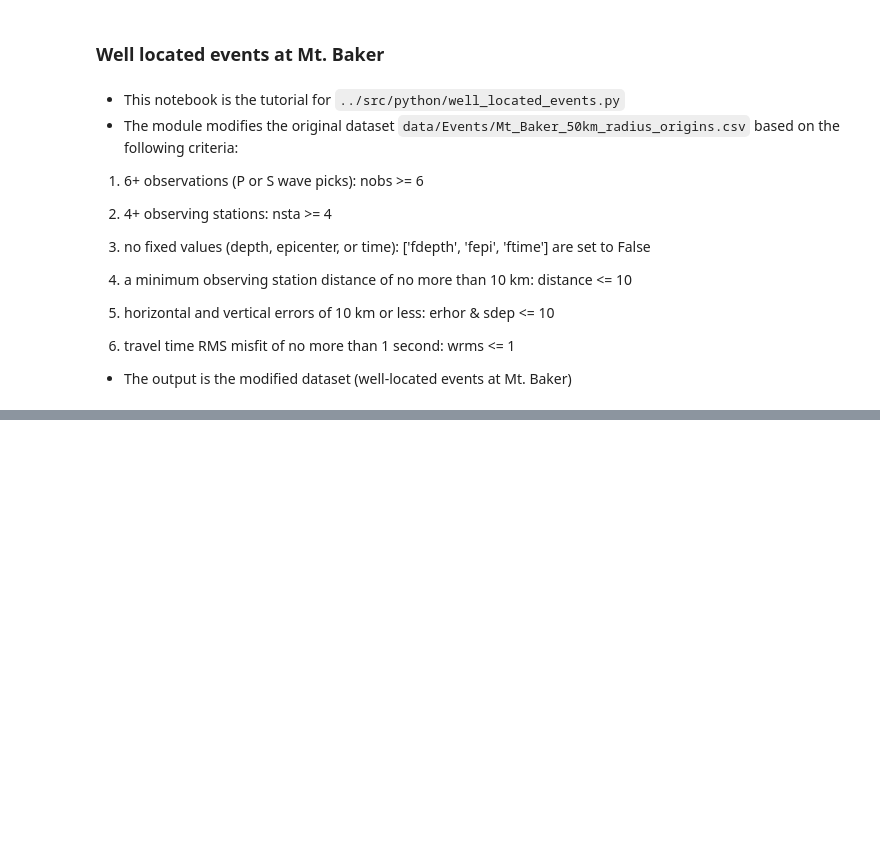
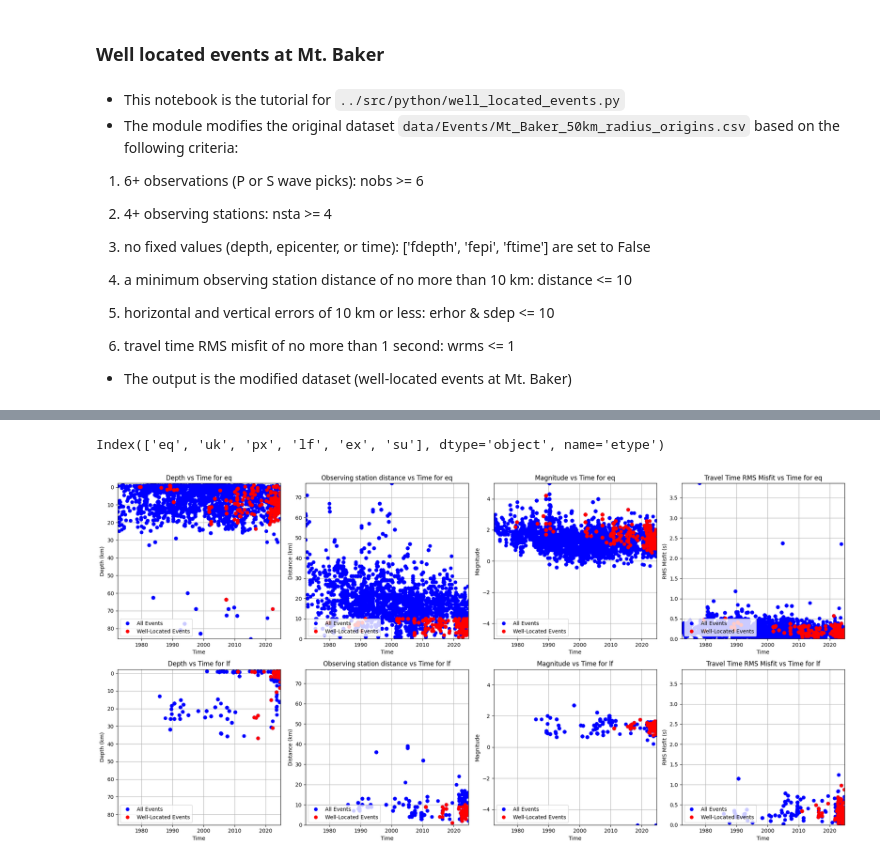
Before and after one commit to pnsn/Mt_Baker_LF_Research, a Jupyter notebook: src/notebooks/MtBaker_well_located.ipynb, the cells around one changed output, grey strips where cells are left out. Drawn from its saved outputs; the diff is of its cells as text; code cells hidden in the pictures; blank space fills up the shorter version.

Commit message:
Add visualization and clean the script

```diff
--- a/src/notebooks/MtBaker_well_located.ipynb
+++ b/src/notebooks/MtBaker_well_located.ipynb
@@ -59,0 +52,5 @@ well_located_df
+# %%
+# curate the well-located events
+input_file2 = cleaned_df
+output_file2 = os.path.join(rrpath, 'data', 'Processed Datasets', 'MtBaker_50km_radius_origins_curated.csv')
+curate_df = curate_events(input_file2, output_file2)
@@ -59,0 +59,7 @@ well_located_df
+# %%
+# convert to datetime object
+cleaned_df['origin_datetime'] = cleaned_df['origin_datetime'].apply(lambda x: x.isoformat())
+cleaned_df['origin_datetime'] = pd.to_datetime(cleaned_df['origin_datetime'])
+
+curate_df['origin_datetime'] = curate_df['origin_datetime'].apply(lambda x: x.isoformat())
+curate_df['origin_datetime'] = pd.to_datetime(curate_df['origin_datetime'])
@@ -59,0 +77,10 @@ well_located_df
+# %%
+# create a new dataframe with a multi-index
+cleaned_df_multi_index = cleaned_df.set_index(['etype', 'origin_datetime'])
+curated_df_multi_index = curate_df.set_index(['etype', 'origin_datetime'])
+# %%
+# display event types
+event_types = cleaned_df_multi_index.index.get_level_values('etype').unique()
+event_types
+# %% [output]
+Index(['eq', 'uk', 'px', 'lf', 'ex', 'su'], dtype='object', name='etype')
@@ -59,0 +118,58 @@ well_located_df
+# %%
+# create subplots
+fig, axs = plt.subplots(nrows=len(specific_event_types), ncols=4, figsize=(20, 5 * len(specific_event_types)))
+
+for i, etype in enumerate(specific_event_types):
+
+    subset1 = cleaned_df_multi_index.xs(etype, level='etype')  # xs() is cross-section. It is used to retrieve data at a specific level of a MultiIndex.
+    subset2 = curated_df_multi_index.xs(etype, level='etype')
+
+    # scatter plot for depth
+    axs[i, 0].plot(subset1.index, subset1['depth'], 'bo', label='All Events')
+    axs[i, 0].plot(subset2.index, subset2['depth'], 'ro', label='Well-Located Events')
+    axs[i, 0].set_title(f'Depth vs Time for {etype}')
+    axs[i, 0].set_xlabel('Time')
+    axs[i, 0].set_ylabel('Depth (km)')
+    axs[i, 0].set_ylim(depth_min, depth_max)
+    axs[i, 0].set_xlim(time_min, time_max)
+    axs[i, 0].invert_yaxis()
+    axs[i, 0].grid(True)
+    axs[i, 0].legend(loc='lower left')
+
+    # scatter plot for observing station distance
+    axs[i, 1].plot(subset1.index, subset1['distance'], 'bo', label='All Events')
+    axs[i, 1].plot(subset2.index, subset2['distance'], 'ro', label='Well-Located Events')
+    axs[i, 1].set_title(f'Observing station distance vs Time for {etype}')
+    axs[i, 1].set_xlabel('Time')
+    axs[i, 1].set_ylabel('Distance (km)')
+    axs[i, 1].set_ylim(distance_km_min, distance_km_max)
+    axs[i, 1].set_xlim(time_min, time_max)
+    axs[i, 1].grid(True)
+    axs[i, 1].legend(loc='lower left')
+
+    # scatter plot for magnitude
+    axs[i, 2].plot(subset1.index, subset1['magnitude'], 'bo', label='All Events')
+    axs[i, 2].plot(subset2.index, subset2['magnitude'], 'ro', label='Well-Located Events')
+    axs[i, 2].set_title(f'Magnitude vs Time for {etype}')
+    axs[i, 2].set_xlabel('Time')
+    axs[i, 2].set_ylabel('Magnitude')
+    axs[i, 2].set_ylim(magnitude_min, magnitude_max)
+    axs[i, 2].set_xlim(time_min, time_max)
+    axs[i, 2].grid(True)
+    axs[i, 2].legend(loc='lower left')
+
+    # Scatter plot for travel time RMS misfit (wrms)
+    axs[i, 3].plot(subset1.index, subset1['wrms'], 'bo', label='All Events')
+    axs[i, 3].plot(subset2.index, subset2['wrms'], 'ro', label='Well-Located Events')
+    axs[i, 3].set_title(f'Travel Time RMS Misfit vs Time for {etype}')
+    axs[i, 3].set_xlabel('Time')
+    axs[i, 3].set_ylabel('RMS Misfit (s)')
+    axs[i, 3].set_ylim(wrms_min, wrms_max)
+    axs[i, 3].set_xlim(time_min, time_max)
+    axs[i, 3].grid(True)
+    axs[i, 3].legend(loc='lower left')
+
+plt.tight_layout()
+plt.show()
+# %% [output]
+[figure, added]
```
Also changed, not shown: parts of 11 cells of this notebook, 5 other files.
